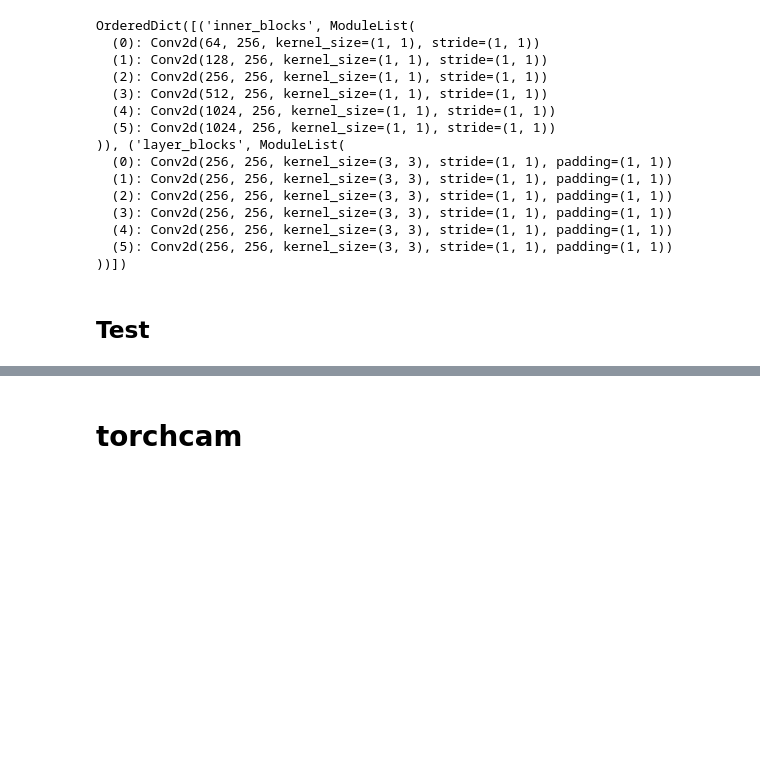
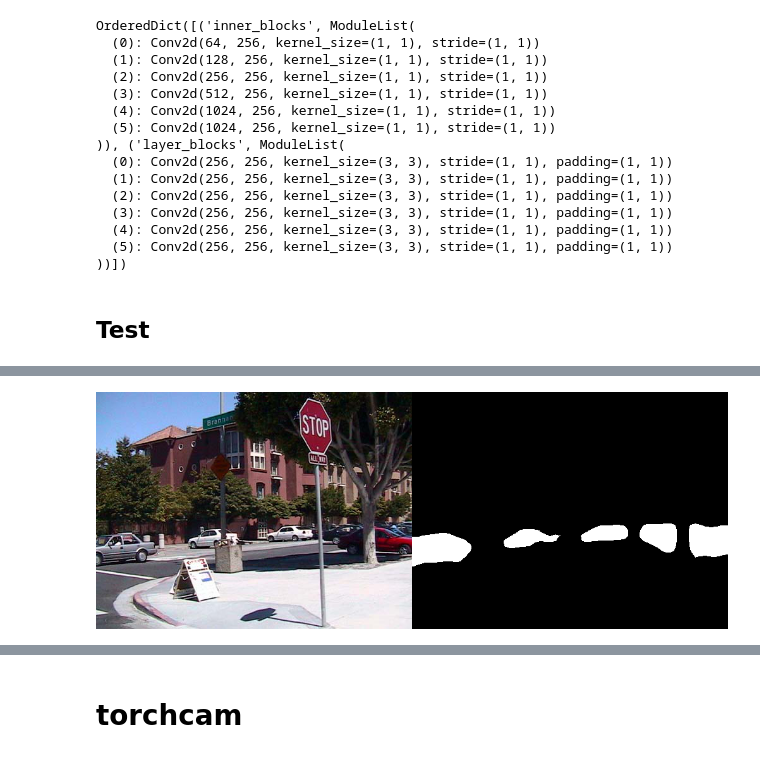
Before and after one commit to Eeaeau/TDT4265_StarterCode, a Jupyter notebook: Project/SSD/visualize_model_cam.ipynb, the cells around one changed output, grey strips where cells are left out. Cells and saved outputs as stored; diff of their text form; code cells hidden in the pictures; blank space fills up the shorter version.

```diff
--- a/Project/SSD/visualize_model_cam.ipynb
+++ b/Project/SSD/visualize_model_cam.ipynb
@@ -173,0 +176,29 @@ print(type(output), output.keys())
+# %%
+class SegmentationModelOutputWrapper(torch.nn.Module):
+    def __init__(self, model):
+        super(SegmentationModelOutputWrapper, self).__init__()
+        self.model = model
+
+    def forward(self, x):
+        return self.model(x)["out"]
+
+model = SegmentationModelOutputWrapper(model)
+output = model(input_tensor)
+# %%
+normalized_masks = torch.nn.functional.softmax(output, dim=1).cpu()
+sem_classes = [
+    '__background__', 'aeroplane', 'bicycle', 'bird', 'boat', 'bottle', 'bus',
+    'car', 'cat', 'chair', 'cow', 'diningtable', 'dog', 'horse', 'motorbike',
+    'person', 'pottedplant', 'sheep', 'sofa', 'train', 'tvmonitor'
+]
+sem_class_to_idx = {cls: idx for (idx, cls) in enumerate(sem_classes)}
+
+car_category = sem_class_to_idx["car"]
+car_mask = normalized_masks[0, :, :, :].argmax(axis=0).detach().cpu().numpy()
+car_mask_uint8 = 255 * np.uint8(car_mask == car_category)
+car_mask_float = np.float32(car_mask == car_category)
+
+both_images = np.hstack((image, np.repeat(car_mask_uint8[:, :, None], 3, axis=-1)))
+Image.fromarray(both_images)
+# %% [output]
+[figure, added]
```
Also changed, not shown: parts of 2 cells of this notebook.
